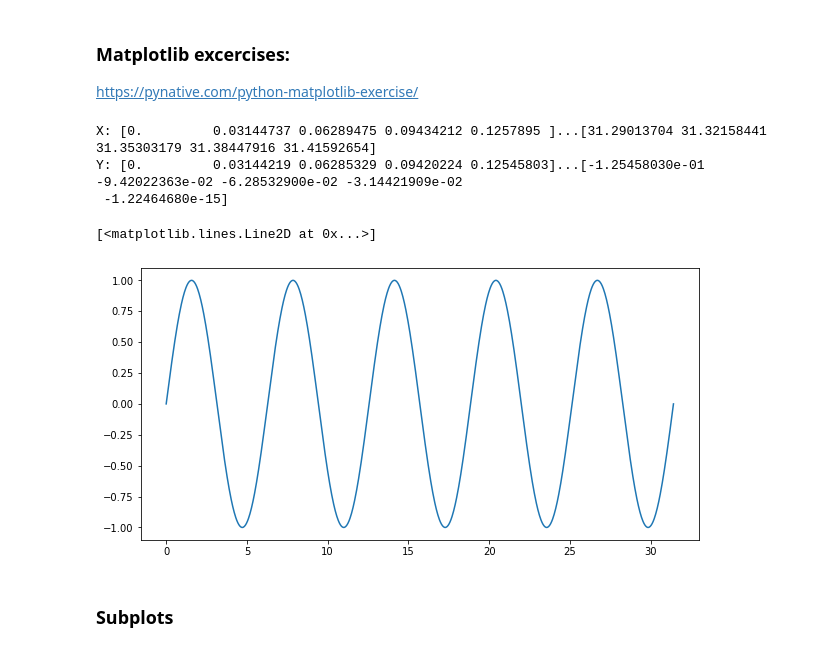
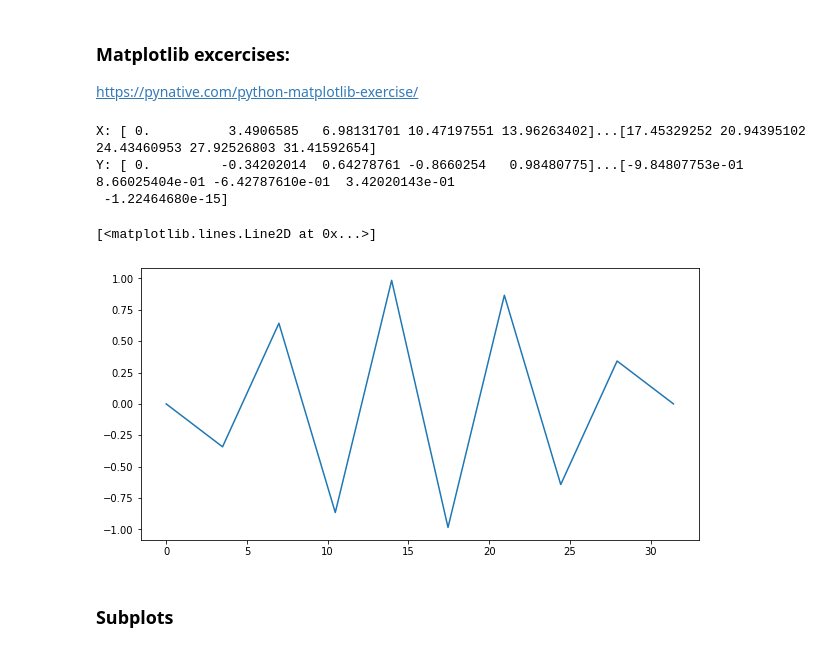
Before and after one commit to ShaiAharon/DataScience2021, a Jupyter notebook: tirgul_5/tirgul5.ipynb, the cells around one changed output. Saved outputs shown, nothing was run; the diff lists cells and outputs as text; code cells hidden in the pictures.

```diff
--- a/tirgul_5/tirgul5.ipynb
+++ b/tirgul_5/tirgul5.ipynb
@@ -89,17 +138,18 @@ https://pynative.com/python-matplotlib-exercise/
 # %%
 import numpy as np
 import matplotlib.pyplot as plt
-x = np.linspace(0,10*np.pi , 1000)
+res = 10
+x = np.linspace(0,10*np.pi , res)
 print("X: {}...{}".format(x[:5],x[-5:]))
 y = np.sin(x)
 print("Y: {}...{}".format(y[:5],y[-5:]))
 plt.plot(x,y)
 # %% [output]
-X: [0.         0.03144737 0.06289475 0.09434212 0.1257895 ]...[31.29013704 31.32158441 31.35303179 31.38447916 31.41592654]
-Y: [0.         0.03144219 0.06285329 0.09420224 0.12545803]...[-1.25458030e-01 -9.42022363e-02 -6.28532900e-02 -3.14421909e-02
+X: [ 0.          3.4906585   6.98131701 10.47197551 13.96263402]...[17.45329252 20.94395102 24.43460953 27.92526803 31.41592654]
+Y: [ 0.         -0.34202014  0.64278761 -0.8660254   0.98480775]...[-9.84807753e-01  8.66025404e-01 -6.42787610e-01  3.42020143e-01
  -1.22464680e-15]
 [<matplotlib.lines.Line2D at 0x...>]
-[figure, old version]
+[figure, new version]
 # %% [markdown]
 ### Subplots
 # %%
```
Also changed, not shown: parts of 11 cells of this notebook, 1 other file.
